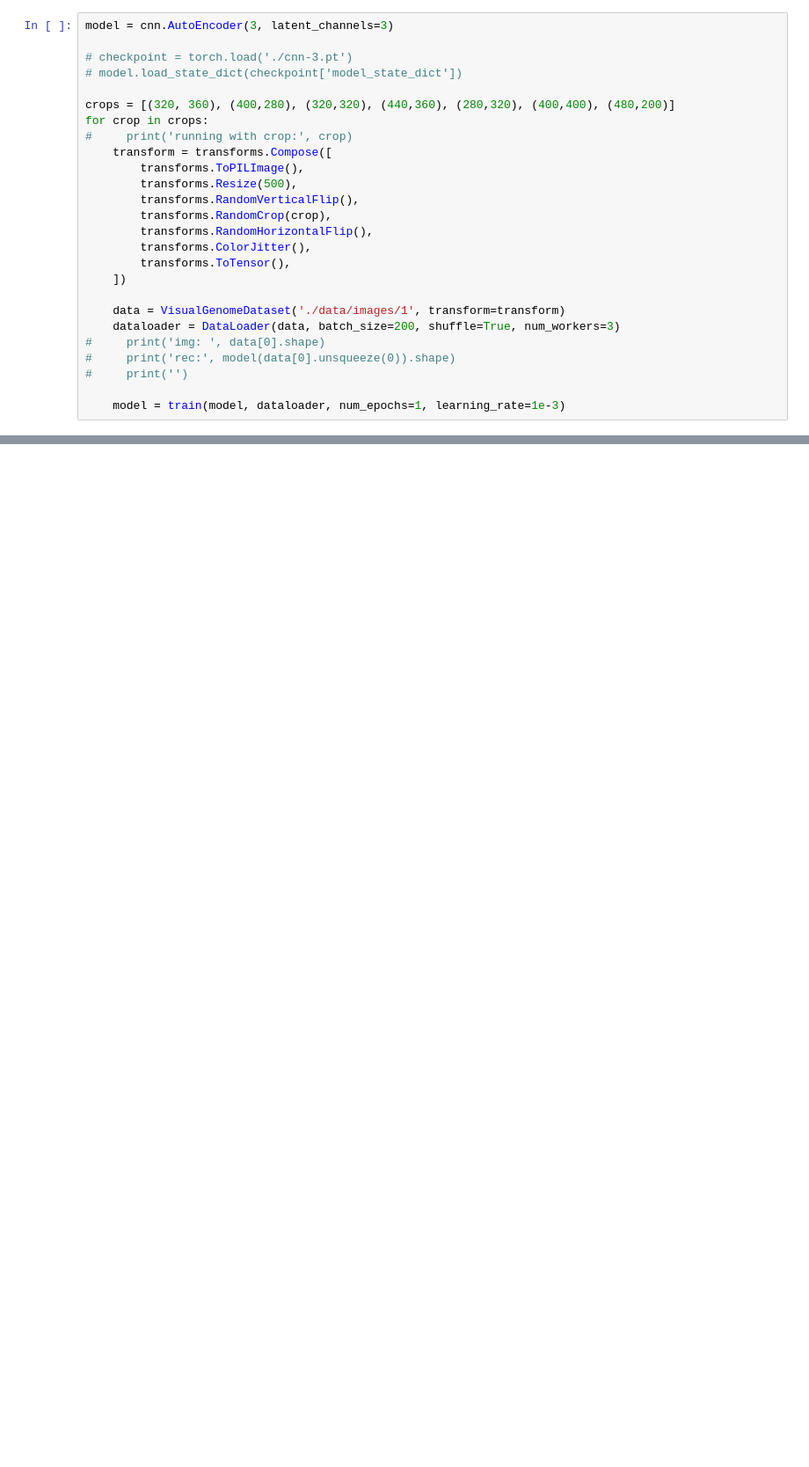
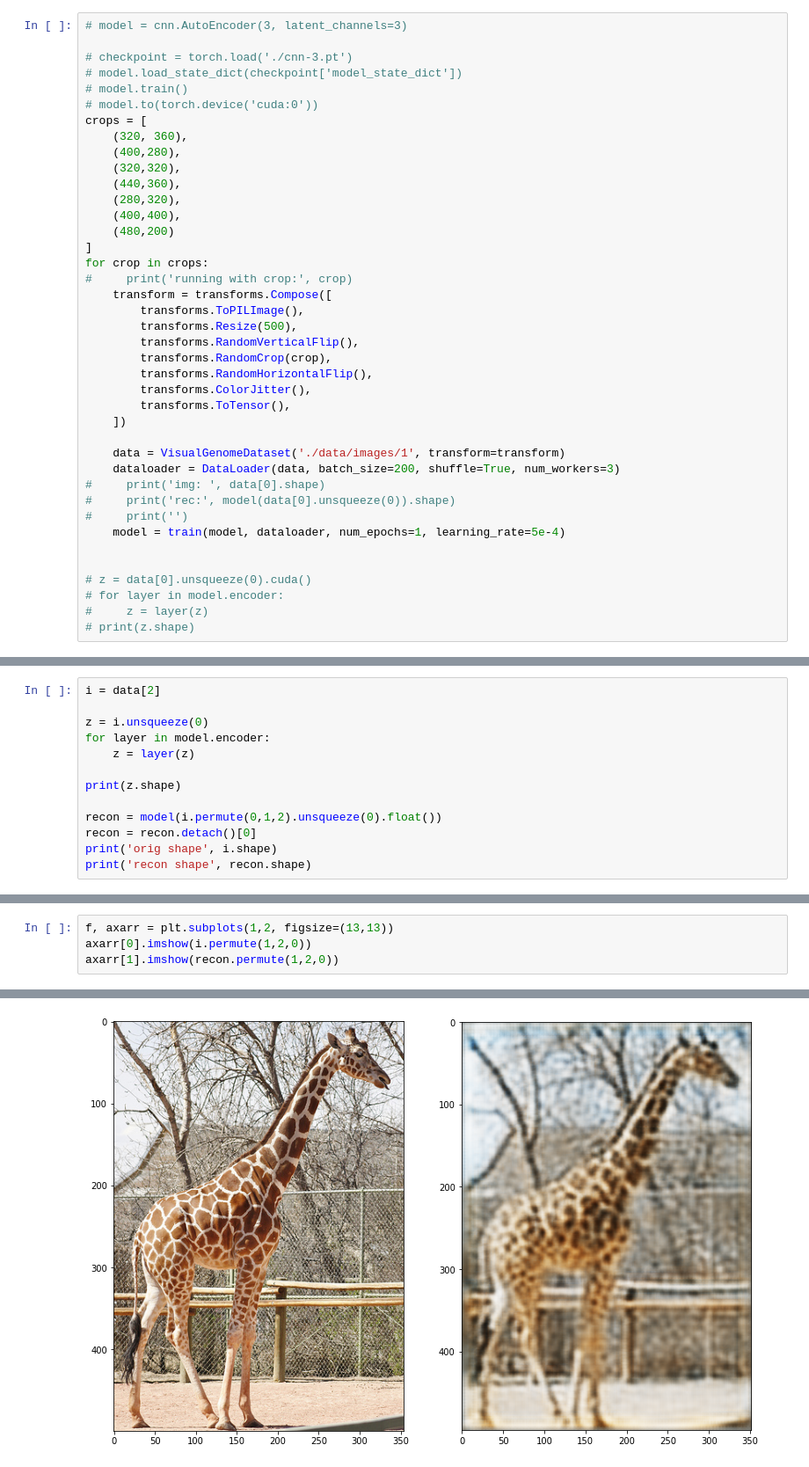
Before and after one commit to joedursun/machine-learning, a Jupyter notebook: ConvAutoencoder.ipynb, the cells around one changed output, grey strips where cells are left out. Shown at 88% size. Saved outputs shown, nothing was run; the diff lists cells and outputs as text; blank space fills up the shorter version.

```diff
--- a/ConvAutoencoder.ipynb
+++ b/ConvAutoencoder.ipynb
@@ -63,12 +63,21 @@ def train(model, train_loader, checkpoint_path='./autoencoder-continued.cpt', nu
             torch.cuda.empty_cache()
     return model
 # %%
-model = cnn.AutoEncoder(3, latent_channels=3)
+# model = cnn.AutoEncoder(3, latent_channels=3)
 
 # checkpoint = torch.load('./cnn-3.pt')
 # model.load_state_dict(checkpoint['model_state_dict'])
-
-crops = [(320, 360), (400,280), (320,320), (440,360), (280,320), (400,400), (480,200)]
+# model.train()
+# model.to(torch.device('cuda:0'))
+crops = [
+    (320, 360),
+    (400,280),
+    (320,320),
+    (440,360),
+    (280,320),
+    (400,400),
+    (480,200)
+]
 for crop in crops:
 #     print('running with crop:', crop)
     transform = transforms.Compose([
@@ -86,7 +95,12 @@ for crop in crops:
 #     print('img: ', data[0].shape)
 #     print('rec:', model(data[0].unsqueeze(0)).shape)
 #     print('')
+    model = train(model, dataloader, num_epochs=1, learning_rate=5e-4)
 
-    model = train(model, dataloader, num_epochs=1, learning_rate=1e-3)
+
+# z = data[0].unsqueeze(0).cuda()
+# for layer in model.encoder:
+#     z = layer(z)
+# print(z.shape)
 # %% [output]
 Epoch:  0
@@ -148,0 +140,13 @@ torch.Size([520, 696, 3])
+# %%
+i = data[2]
+
+z = i.unsqueeze(0)
+for layer in model.encoder:
+    z = layer(z)
+
+print(z.shape)
+
+recon = model(i.permute(0,1,2).unsqueeze(0).float())
+recon = recon.detach()[0]
+print('orig shape', i.shape)
+print('recon shape', recon.shape)
@@ -148,0 +157,5 @@ torch.Size([520, 696, 3])
+# %%
+f, axarr = plt.subplots(1,2, figsize=(13,13))
+axarr[0].imshow(i.permute(1,2,0))
+axarr[1].imshow(recon.permute(1,2,0))
+# %% [output]
@@ -148,0 +163 @@ torch.Size([520, 696, 3])
+[figure, added]
```
Also changed, not shown: parts of 7 cells of this notebook, 1 other file.
